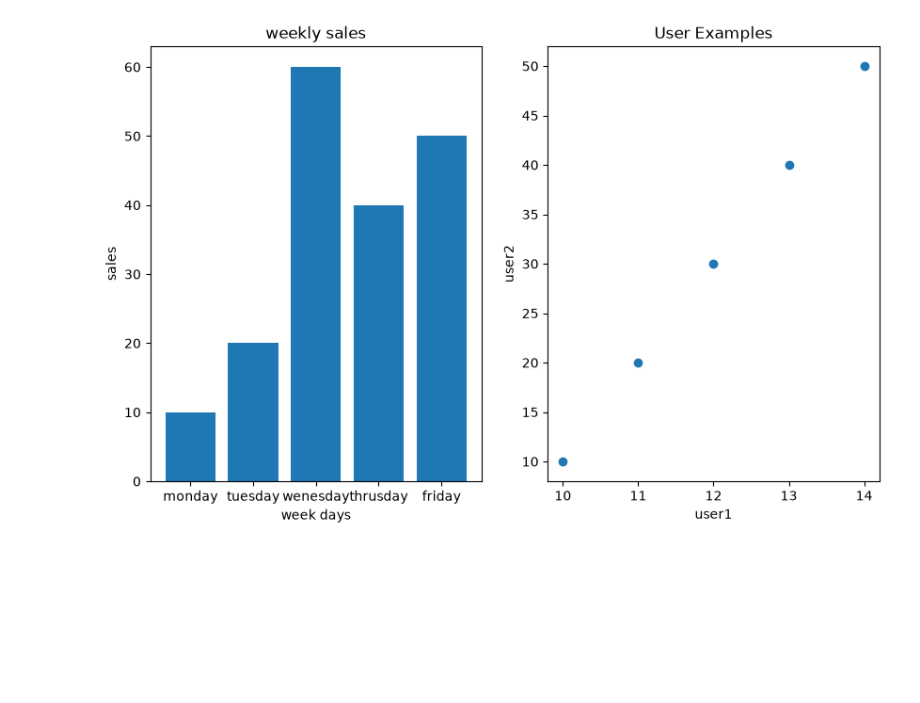
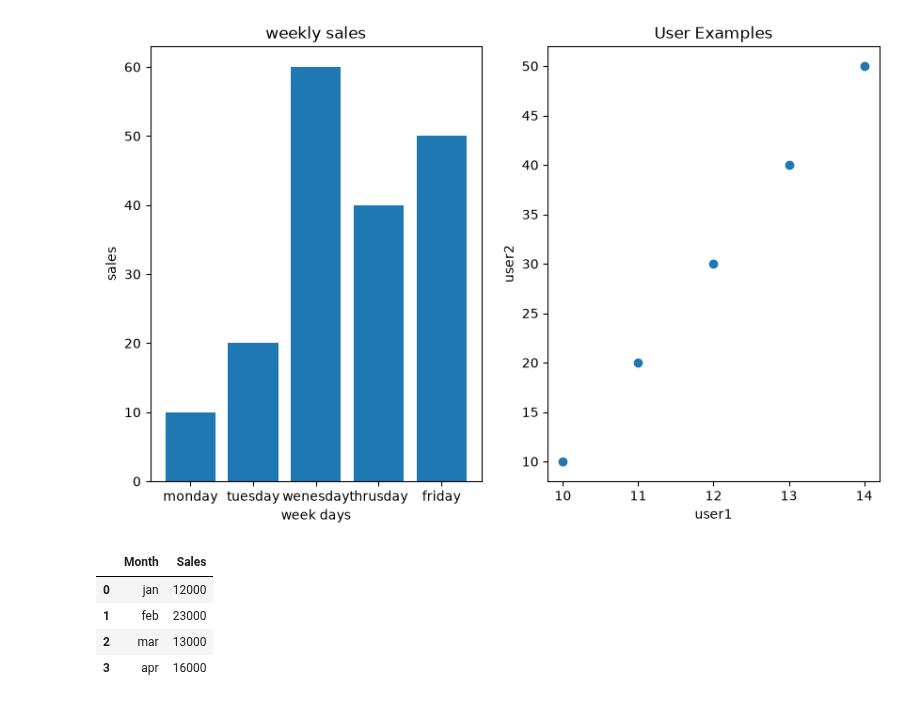
Before and after one commit to kaflebiplob/ML_BASICS, a Jupyter notebook: matplotlib_basics/matplotlib_basics.ipynb, the cells around one changed output. Drawn from its saved outputs; the diff is of its cells as text; code cells hidden in the pictures; blank space fills up the shorter version.

```diff
--- a/matplotlib_basics/matplotlib_basics.ipynb
+++ b/matplotlib_basics/matplotlib_basics.ipynb
@@ -105,0 +108,15 @@ plt.show()
+# %%
+import pandas as pd
+
+data = {
+    'Month':['jan','feb','mar','apr'],
+    'Sales':[12000,23000,13000,16000]
+}
+df = pd.DataFrame(data)
+df
+# %% [output]
+|  | Month | Sales |
+| 0 | jan | 12000 |
+| 1 | feb | 23000 |
+| 2 | mar | 13000 |
+| 3 | apr | 16000 |
```
Also changed, not shown: parts of 2 cells of this notebook.
